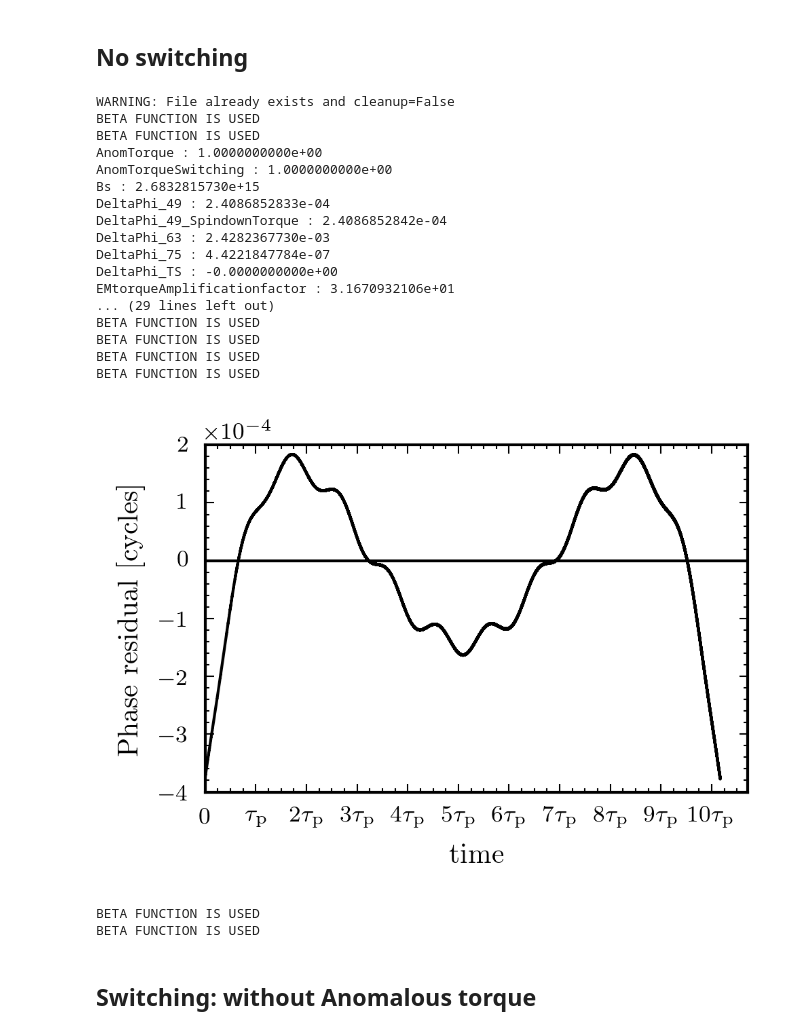
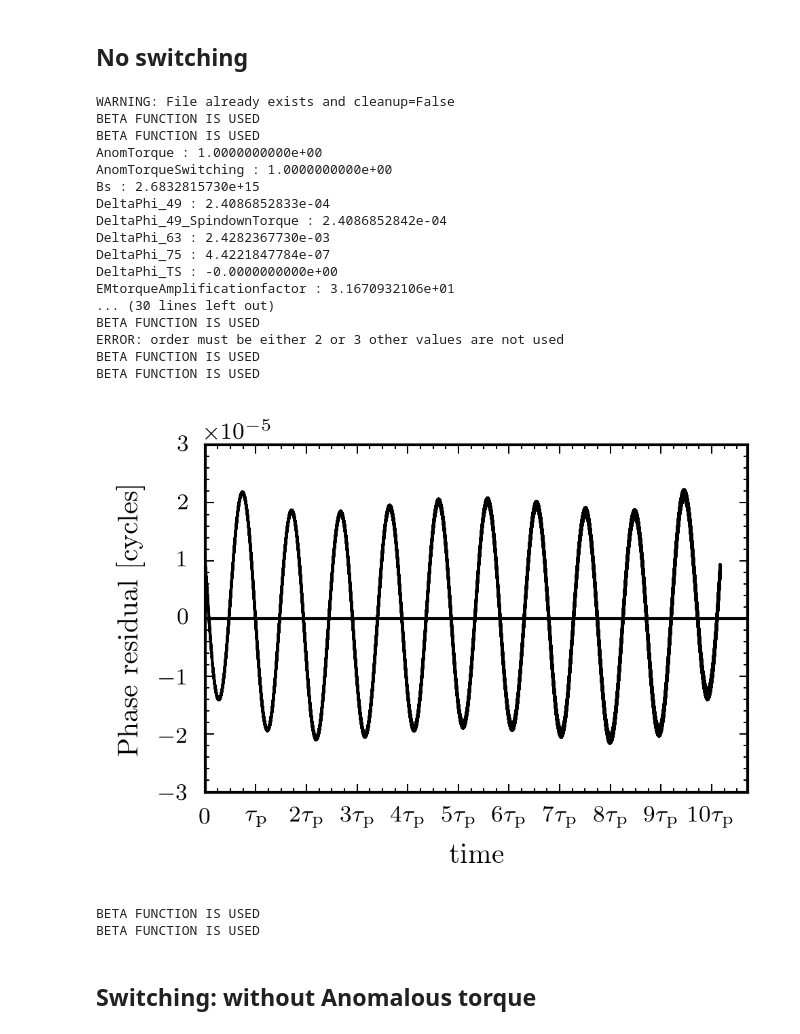
Before and after one commit to GregoryAshton/thesis, a Jupyter notebook: inertial_frame/ManualSwitching.ipynb, the cells around one changed output. Saved outputs shown, nothing was run; the diff lists cells and outputs as text; code cells hidden in the pictures.

```diff
--- a/inertial_frame/ManualSwitching.ipynb
+++ b/inertial_frame/ManualSwitching.ipynb
@@ -54,38 +54,38 @@ Assuming chi has been given in degrees rather than radians
 # %%
 upsilonOFF = 0
 
 file_name = main(chi0=chi0, epsI3=epsI3, epsA=epsA, omega0=omega0, T=T,
                  n=n, error=error, a0=a0, cleanup=False, DryRun=False,
                  SwitchTime=SwitchTime, upsilon=upsilonOFF)
 
 File_Functions.PrintParameterDictionary(file_name)
 
-ax1 = Plot.PhaseResidual(file_name, order=3, noise=noise, color="k")
+ax1 = Plot.PhaseResidual(file_name, order=4, noise=noise, color="k")
 #ax1.legend()
 plt.tight_layout()
 plt.savefig("img/NoSwitching.pdf")
 plt.show()
 
 File_Functions.PropertiesTable(file_name, "NoSwitching")
 # %% [output]
 WARNING: File already exists and cleanup=False
 BETA FUNCTION IS USED
 BETA FUNCTION IS USED
 AnomTorque : 1.0000000000e+00
 AnomTorqueSwitching : 1.0000000000e+00
 Bs : 2.6832815730e+15
 DeltaPhi_49 : 2.4086852833e-04
 DeltaPhi_49_SpindownTorque : 2.4086852842e-04
 DeltaPhi_63 : 2.4282367730e-03
 DeltaPhi_75 : 4.4221847784e-07
 DeltaPhi_TS : -0.0000000000e+00
 EMtorqueAmplificationfactor : 3.1670932106e+01
-... (29 lines left out)
+... (30 lines left out)
+BETA FUNCTION IS USED
+ERROR: order must be either 2 or 3 other values are not used
 BETA FUNCTION IS USED
 BETA FUNCTION IS USED
-BETA FUNCTION IS USED
-BETA FUNCTION IS USED
-[figure, old version]
+[figure, new version]
 BETA FUNCTION IS USED
 BETA FUNCTION IS USED
 # %% [markdown]
```
Also changed, not shown: parts of 2 cells of this notebook, 6 other files.
